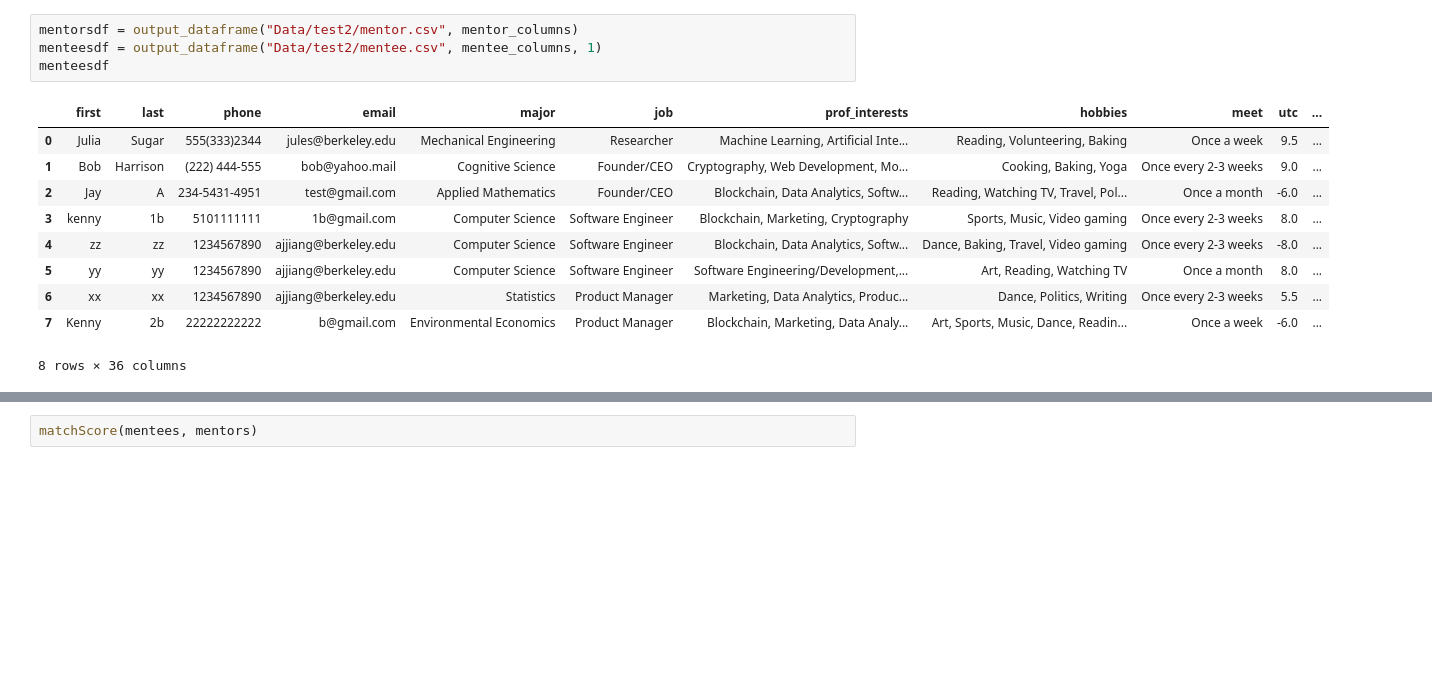
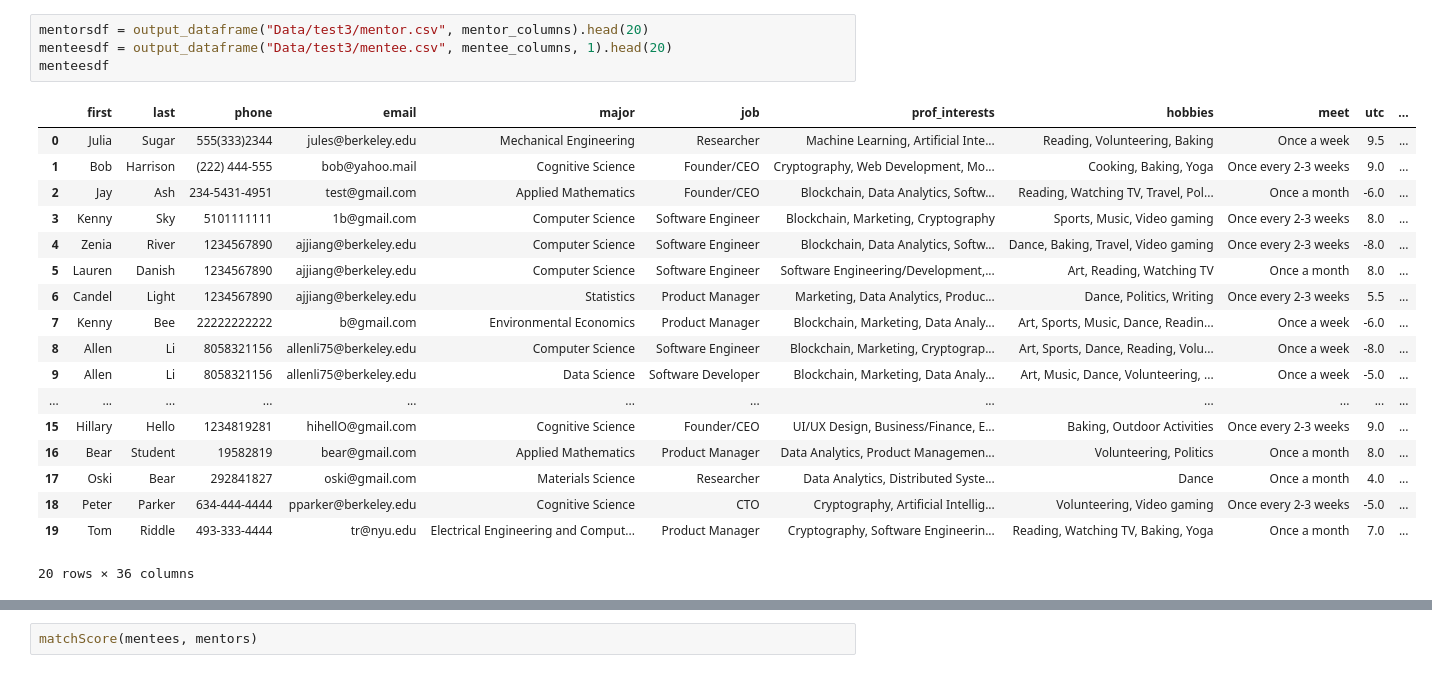
Before and after one commit to elysegarreau/ursatechmentorshipmatching, a Jupyter notebook: Example.ipynb, the cells around one changed output, grey strips where cells are left out. Cells and saved outputs as stored; diff of their text form; blank space fills up the shorter version.

```diff
--- a/Example.ipynb
+++ b/Example.ipynb
@@ -18,18 +25,26 @@ pd.read_csv("Data/test2/mentor.csv")
 # %%
-mentorsdf = output_dataframe("Data/test2/mentor.csv", mentor_columns)
-menteesdf = output_dataframe("Data/test2/mentee.csv", mentee_columns, 1)
+mentorsdf = output_dataframe("Data/test3/mentor.csv", mentor_columns).head(20)
+menteesdf = output_dataframe("Data/test3/mentee.csv", mentee_columns, 1).head(20)
 menteesdf
 # %% [output]
 |  | first | last | phone | email | major | job | prof_interests | hobbies | meet | utc | ... |
 | 0 | Julia | Sugar | 555(333)2344 | jules@berkeley.edu | Mechanical Engineering | Researcher | Machine Learning, Artificial Inte... | Reading, Volunteering, Baking | Once a week | 9.5 | ... |
 | 1 | Bob | Harrison | (222) 444-555 | bob@yahoo.mail | Cognitive Science | Founder/CEO | Cryptography, Web Development, Mo... | Cooking, Baking, Yoga | Once every 2-3 weeks | 9.0 | ... |
-| 2 | Jay | A | 234-5431-4951 | test@gmail.com | Applied Mathematics | Founder/CEO | Blockchain, Data Analytics, Softw... | Reading, Watching TV, Travel, Pol... | Once a month | -6.0 | ... |
-| 3 | kenny | 1b | 5101111111 | 1b@gmail.com | Computer Science | Software Engineer | Blockchain, Marketing, Cryptography | Sports, Music, Video gaming | Once every 2-3 weeks | 8.0 | ... |
-| 4 | zz | zz | 1234567890 | ajjiang@berkeley.edu | Computer Science | Software Engineer | Blockchain, Data Analytics, Softw... | Dance, Baking, Travel, Video gaming | Once every 2-3 weeks | -8.0 | ... |
-| 5 | yy | yy | 1234567890 | ajjiang@berkeley.edu | Computer Science | Software Engineer | Software Engineering/Development,... | Art, Reading, Watching TV | Once a month | 8.0 | ... |
-| 6 | xx | xx | 1234567890 | ajjiang@berkeley.edu | Statistics | Product Manager | Marketing, Data Analytics, Produc... | Dance, Politics, Writing | Once every 2-3 weeks | 5.5 | ... |
-| 7 | Kenny | 2b | 22222222222 | b@gmail.com | Environmental Economics | Product Manager | Blockchain, Marketing, Data Analy... | Art, Sports, Music, Dance, Readin... | Once a week | -6.0 | ... |
+| 2 | Jay | Ash | 234-5431-4951 | test@gmail.com | Applied Mathematics | Founder/CEO | Blockchain, Data Analytics, Softw... | Reading, Watching TV, Travel, Pol... | Once a month | -6.0 | ... |
+| 3 | Kenny | Sky | 5101111111 | 1b@gmail.com | Computer Science | Software Engineer | Blockchain, Marketing, Cryptography | Sports, Music, Video gaming | Once every 2-3 weeks | 8.0 | ... |
+| 4 | Zenia | River | 1234567890 | ajjiang@berkeley.edu | Computer Science | Software Engineer | Blockchain, Data Analytics, Softw... | Dance, Baking, Travel, Video gaming | Once every 2-3 weeks | -8.0 | ... |
+| 5 | Lauren | Danish | 1234567890 | ajjiang@berkeley.edu | Computer Science | Software Engineer | Software Engineering/Development,... | Art, Reading, Watching TV | Once a month | 8.0 | ... |
+| 6 | Candel | Light | 1234567890 | ajjiang@berkeley.edu | Statistics | Product Manager | Marketing, Data Analytics, Produc... | Dance, Politics, Writing | Once every 2-3 weeks | 5.5 | ... |
+| 7 | Kenny | Bee | 22222222222 | b@gmail.com | Environmental Economics | Product Manager | Blockchain, Marketing, Data Analy... | Art, Sports, Music, Dance, Readin... | Once a week | -6.0 | ... |
+| 8 | Allen | Li | 8058321156 | allenli75@berkeley.edu | Computer Science | Software Engineer | Blockchain, Marketing, Cryptograp... | Art, Sports, Dance, Reading, Volu... | Once a week | -8.0 | ... |
+| 9 | Allen | Li | 8058321156 | allenli75@berkeley.edu | Data Science | Software Developer | Blockchain, Marketing, Data Analy... | Art, Music, Dance, Volunteering, ... | Once a week | -5.0 | ... |
+| ... | ... | ... | ... | ... | ... | ... | ... | ... | ... | ... | ... |
+| 15 | Hillary | Hello | 1234819281 | hihellO@gmail.com | Cognitive Science | Founder/CEO | UI/UX Design, Business/Finance, E... | Baking, Outdoor Activities | Once every 2-3 weeks | 9.0 | ... |
+| 16 | Bear | Student | 19582819 | bear@gmail.com | Applied Mathematics | Product Manager | Data Analytics, Product Managemen... | Volunteering, Politics | Once a month | 8.0 | ... |
+| 17 | Oski | Bear | 292841827 | oski@gmail.com | Materials Science | Researcher | Data Analytics, Distributed Syste... | Dance | Once a month | 4.0 | ... |
+| 18 | Peter | Parker | 634-444-4444 | pparker@berkeley.edu | Cognitive Science | CTO | Cryptography, Artificial Intellig... | Volunteering, Video gaming | Once every 2-3 weeks | -5.0 | ... |
+| 19 | Tom | Riddle | 493-333-4444 | tr@nyu.edu | Electrical Engineering and Comput... | Product Manager | Cryptography, Software Engineerin... | Reading, Watching TV, Baking, Yoga | Once a month | 7.0 | ... |
-8 rows × 36 columns
+20 rows × 36 columns
 # %%
 mentors = output_mentors(mentorsdf)
 mentors
```
Also changed, not shown: parts of 9 cells of this notebook.
